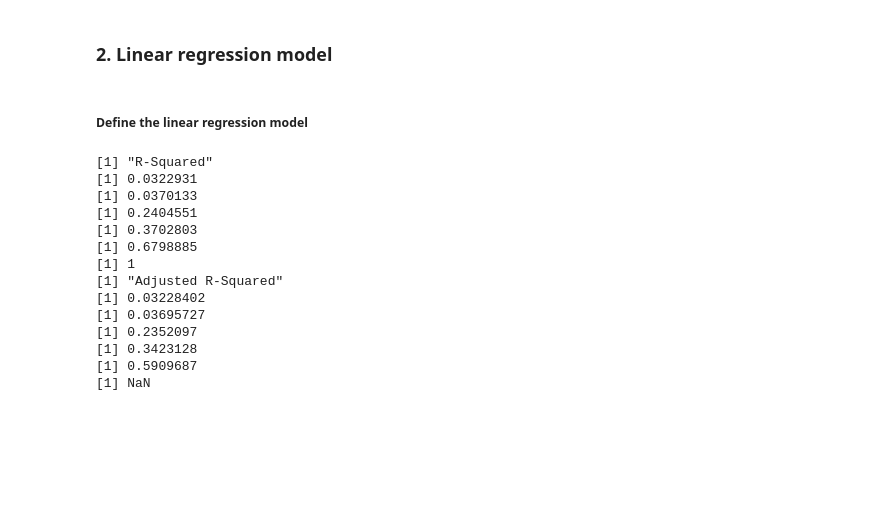
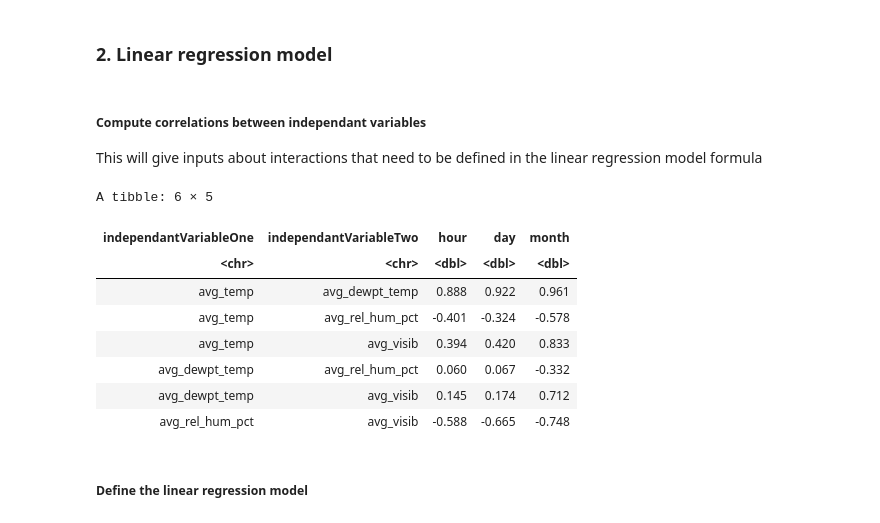
Before and after one commit to philippebarrette4/INF1430, a Jupyter notebook: scripts/Models/electricity_model.ipynb, the cells around one changed output. Drawn from its saved outputs; the diff is of its cells as text; code cells hidden in the pictures; blank space fills up the shorter version.

```diff
--- a/scripts/Models/electricity_model.ipynb
+++ b/scripts/Models/electricity_model.ipynb
@@ -57,5 +59,39 @@ WEMonthDF <- WeatherMonthDF %>%
     select(year_month, year, month, avg_temp, avg_dewpt_temp, avg_rel_hum_pct, avg_wind_dir, avg_wind_spd, avg_visib, avg_stn_press, avg_hmdx, avg_wind_chill, consumption)
 # %% [markdown]
 ### 2. Linear regression model
+# %% [markdown]
+##### Compute correlations between independant variables
+This will give inputs about interactions that need to be defined in the linear regression model formula
+# %%
+# Define the vector for weather metrics
+corrVec <- c("avg_temp", "avg_dewpt_temp", "avg_rel_hum_pct", "avg_visib")
+
+# Create correlation dataframe for hourly data
+corrHourDF  <- pairwise_correlations_function(WEHourDF, corrVec, "hour")
+# Create correlation dataframe for daily data
+corrDayDF   <- pairwise_correlations_function(WEDayDF, corrVec, "day")
+# Create correlation dataframe for monthly data
+corrMonthDF <- pairwise_correlations_function(WEMonthDF, corrVec, "month")
+
+# Combine all three dataframe together
+combinedCorrsDF <- corrHourDF %>%
+    union(corrDayDF) %>%
+        union(corrMonthDF)
+
+# Display correlation results
+head(
+    combinedCorrsDF %>%
+        pivot_wider(names_from = timeFrame, values_from = correlation)
+)
+# %% [output]
+A tibble: 6 × 5
+| independantVariableOne | independantVariableTwo | hour | day | month |
+| <chr> | <chr> | <dbl> | <dbl> | <dbl> |
+| avg_temp | avg_dewpt_temp | 0.888 | 0.922 | 0.961 |
+| avg_temp | avg_rel_hum_pct | -0.401 | -0.324 | -0.578 |
+| avg_temp | avg_visib | 0.394 | 0.420 | 0.833 |
+| avg_dewpt_temp | avg_rel_hum_pct | 0.060 | 0.067 | -0.332 |
+| avg_dewpt_temp | avg_visib | 0.145 | 0.174 | 0.712 |
+| avg_rel_hum_pct | avg_visib | -0.588 | -0.665 | -0.748 |
 # %% [markdown]
 ##### Define the linear regression model
@@ -86,30 +97,0 @@ lin_reg_mdl_month_inter      <- lm(fmla_inter,        data = WEMonthDF)
-# %%
-print("R-Squared")
-print(summary(lin_reg_mdl_hour_no_inter)$r.squared)
-print(summary(lin_reg_mdl_hour_inter)$r.squared)
-print(summary(lin_reg_mdl_day_no_inter)$r.squared)
-print(summary(lin_reg_mdl_day_inter)$r.squared)
-print(summary(lin_reg_mdl_month_no_inter)$r.squared)
-print(summary(lin_reg_mdl_month_inter)$r.squared)
-print("Adjusted R-Squared")
-print(summary(lin_reg_mdl_hour_no_inter)$adj.r.squared)
-print(summary(lin_reg_mdl_hour_inter)$adj.r.squared)
-print(summary(lin_reg_mdl_day_no_inter)$adj.r.squared)
-print(summary(lin_reg_mdl_day_inter)$adj.r.squared)
-print(summary(lin_reg_mdl_month_no_inter)$adj.r.squared)
-print(summary(lin_reg_mdl_month_inter)$adj.r.squared)
-# %% [output]
-[1] "R-Squared"
-[1] 0.0322931
-[1] 0.0370133
-[1] 0.2404551
-[1] 0.3702803
-[1] 0.6798885
-[1] 1
-[1] "Adjusted R-Squared"
-[1] 0.03228402
-[1] 0.03695727
-[1] 0.2352097
-[1] 0.3423128
-[1] 0.5909687
-[1] NaN
```
Also changed, not shown: parts of 11 cells of this notebook, 1 other file.
